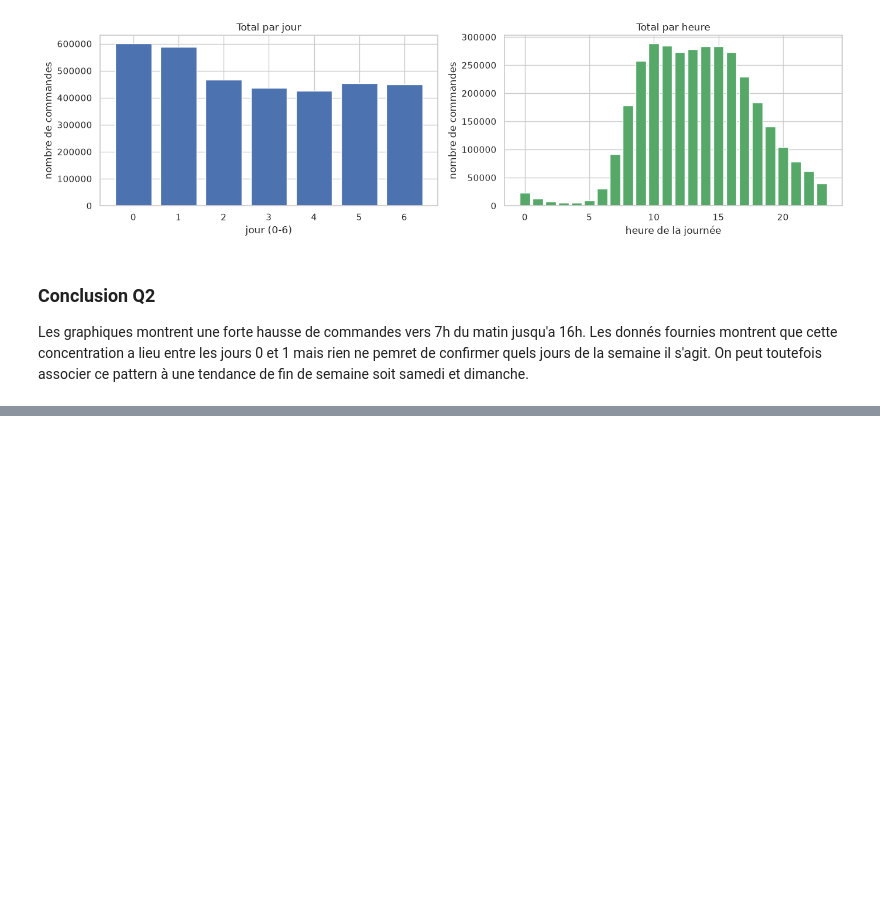
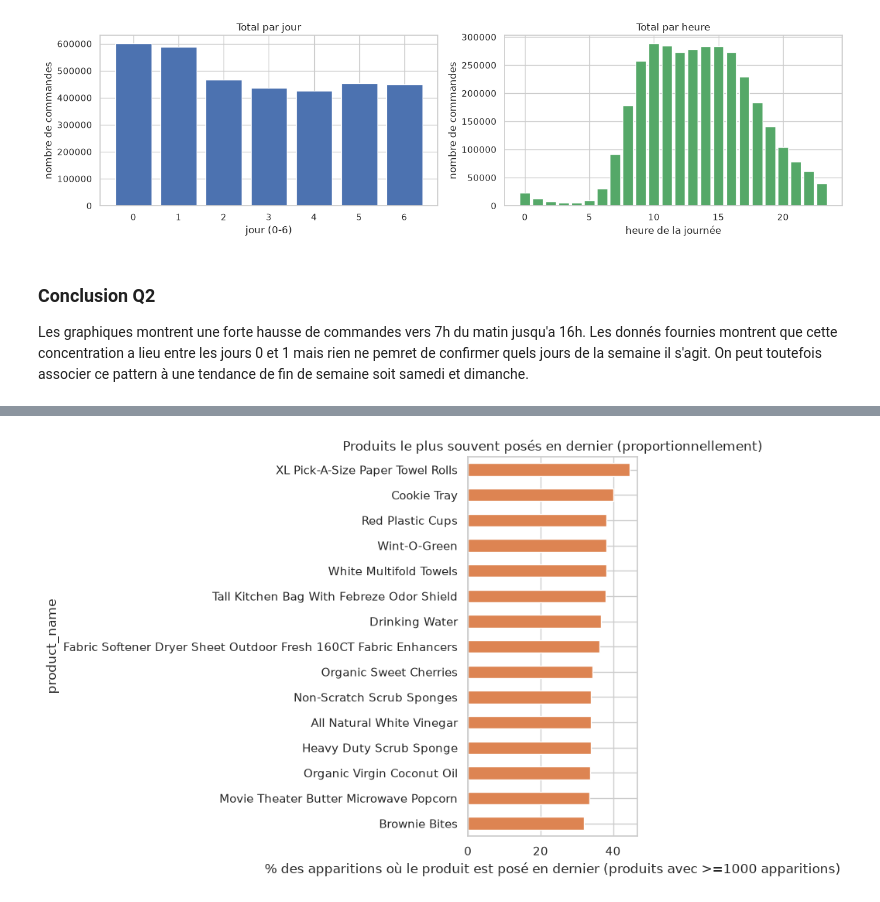
Before and after one commit to tranarivelo/joja-data-analysis, a Jupyter notebook: Analyse_Client.ipynb, the cells around one changed output, grey strips where cells are left out. Saved outputs shown, nothing was run; the diff lists cells and outputs as text; code cells hidden in the pictures; blank space fills up the shorter version.

```diff
--- a/Analyse_Client.ipynb
+++ b/Analyse_Client.ipynb
@@ -484,0 +638,10 @@ Les graphiques montrent une forte hausse de commandes vers 7h du matin jusqu'a 1
+# %%
+dernier_par_produit = derniers["product_name"].value_counts()
+
+part_en_dernier = (
+    dernier_par_produit.reindex(produits_frequents, fill_value=0)
+    / total_par_produit.reindex(produits_frequents)
+).sort_values(ascending=False)
+
+top_part_en_dernier = part_en_dernier.head(15)
+top_part_en_dernier
@@ -484,0 +666,9 @@ Les graphiques montrent une forte hausse de commandes vers 7h du matin jusqu'a 1
+# %%
+fig, ax = plt.subplots(figsize=(8, 6))
+(top_part_en_dernier.sort_values() * 100).plot.barh(ax=ax, color="#DD8452")
+ax.set_xlabel("% des apparitions où le produit est posé en dernier (produits avec >=1000 apparitions)")
+ax.set_title("Produits le plus souvent posés en dernier (proportionnellement)")
+plt.tight_layout()
+plt.show()
+# %% [output]
+[figure, added]
```
Also changed, not shown: parts of 13 cells of this notebook.
